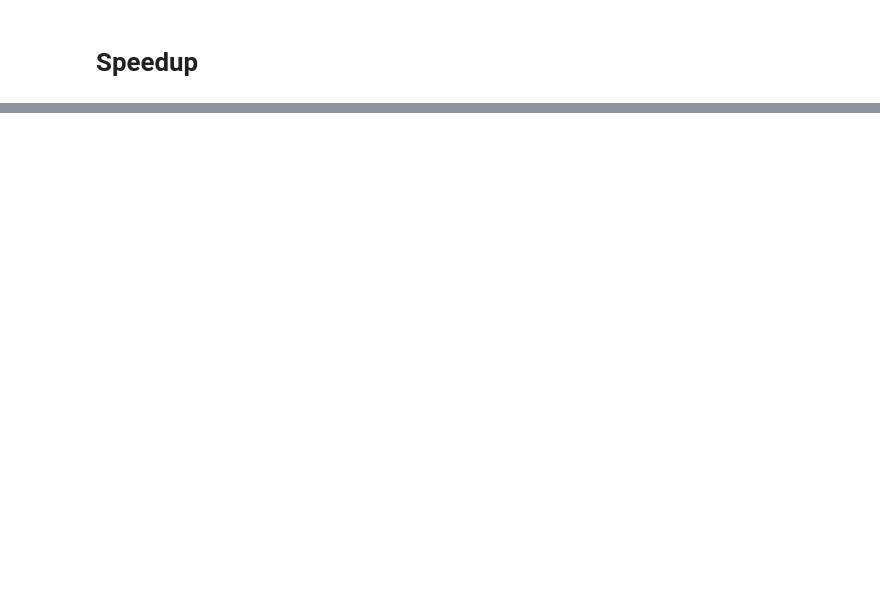
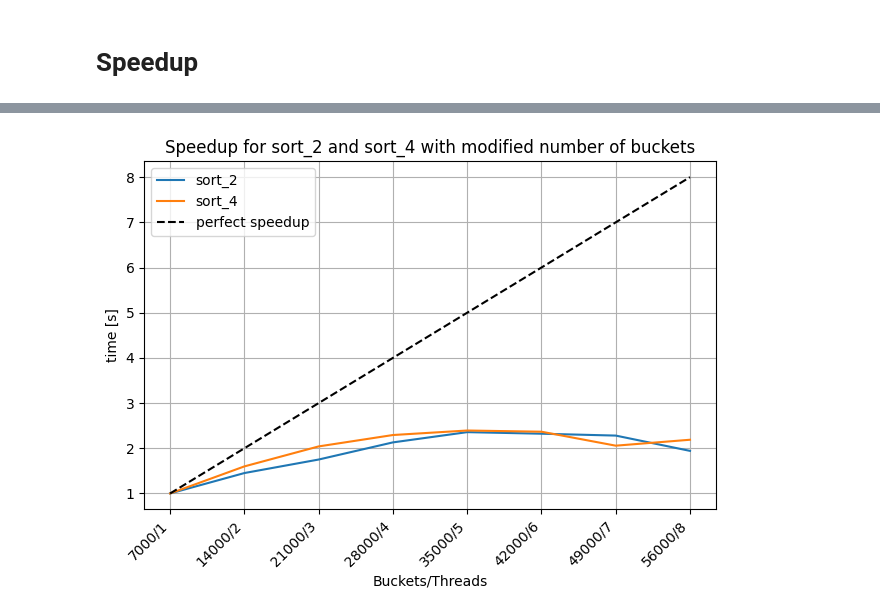
Before and after one commit to basiav/mpr, a Jupyter notebook: analysis.ipynb, the cells around one changed output, grey strips where cells are left out. Cells and saved outputs as stored; diff of their text form; code cells hidden in the pictures; blank space fills up the shorter version.

```diff
--- a/analysis.ipynb
+++ b/analysis.ipynb
@@ -83,0 +224,27 @@ for series in df.groupby(["algo"]):
+# %%
+for series in odf.groupby("algo"):
+    series_df = series[1][series[1]["threads"] <= 8]
+    series_nm = series[0]
+
+    # Create a combined x-axis label
+    x_labels = [f"{buckets}/{threads}" for buckets, threads in zip(series_df["buckets"], series_df["threads"])]
+
+    T1 = series_df[series_df["threads"] == 1]["t_mean"].values[0]
+
+    plt.plot(x_labels, T1/series_df["t_mean"], label=f"{series_nm}")
+
+
+X = np.arange(0, len(x_labels))
+Y = np.arange(1, len(x_labels)+1)
+plt.plot(X, Y, label="perfect speedup", linestyle='--', color='black')
+
+plt.title("Speedup for sort_2 and sort_4 with modified number of buckets")
+plt.xlabel("Buckets/Threads")
+plt.ylabel("time [s]")
+plt.xticks(rotation=45, ha="right")
+plt.grid()
+plt.legend()
+plt.tight_layout()
+plt.show()
+# %% [output]
+[figure, added]
```
Also changed, not shown: parts of 13 cells of this notebook, 8 other files.
